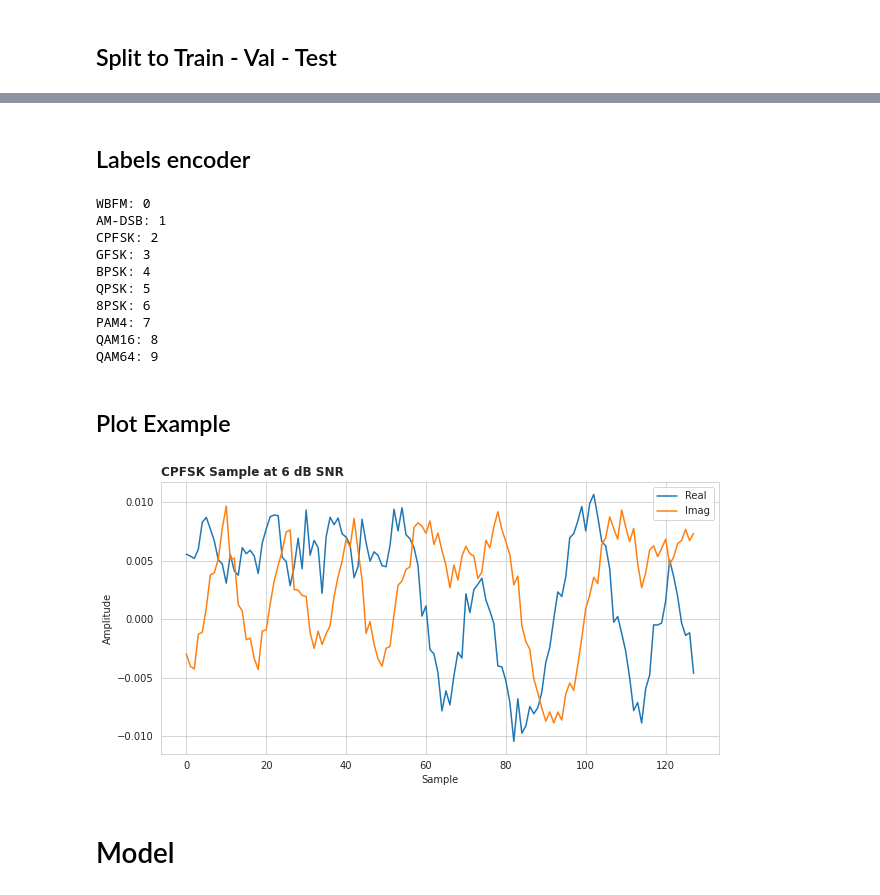
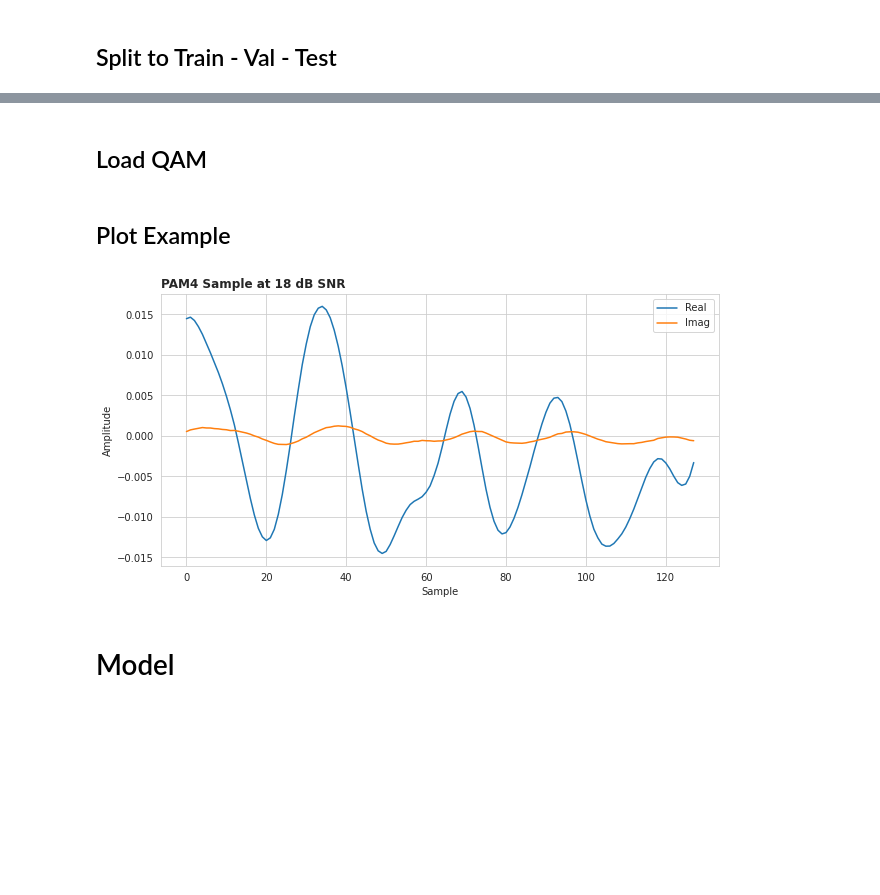
Before and after one commit to YairYarden/DeepCascadingAMC, a Jupyter notebook: Copy_of_Ex1.ipynb, the cells around one changed output, grey strips where cells are left out. Saved outputs shown, nothing was run; the diff lists cells and outputs as text; code cells hidden in the pictures; blank space fills up the shorter version.

```diff
--- a/Copy_of_Ex1.ipynb
+++ b/Copy_of_Ex1.ipynb
@@ -94,6 +133,9 @@ data_path = os.path.join(drive_path, 'RadioML2016_b/RML2016.10b.dat')
 # %%
 # Dataset divided to 3 SNR Groups
 datasetLow, dataMed, datasetHigh = load_RML201610B_dataset_devided_by_snr(path=data_path, n_snr_groups=3)
+datasetLow = add_features(datasetLow, le=le)
+dataMed = add_features(dataMed, le=le)
+datasetHigh = add_features(datasetHigh, le=le)
 
 # Print
 print('Num examples High SNR :', len(datasetHigh))
@@ -225,29 +267,5 @@ Training Examples
  'QPSK': 35901,
  'WBFM': 35901}
 =================
-# %% [markdown]
-## Labels encoder
-# %%
-le = Encoder(["WBFM",
-              "AM-DSB",
-              "CPFSK",
-              "GFSK",
-              "BPSK",
-              "QPSK",
-              "8PSK",
-              "PAM4",
-              "QAM16",
-              "QAM64"],
-             label_name="Modulation")
-print(le)
-# %% [output]
-WBFM: 0
-AM-DSB: 1
-CPFSK: 2
-GFSK: 3
-BPSK: 4
-QPSK: 5
-8PSK: 6
-PAM4: 7
-QAM16: 8
-QAM64: 9
+# %% [markdown]
+## Load QAM
@@ -256,26 +281,26 @@ QAM64: 9
 # %%
 fig_dir = None
 # Plot a sample of the data
 # You can choose a different sample by changing
-idx = 10
-snr = 6
-modulation = "CPFSK"
+idx = 1523
+snr = 18
+modulation = "PAM4"
 
 mask = (train.df["SNR"] == snr) & (train.df["Modulation"] == modulation)
 sample = train.as_numpy(mask=mask, le=le)[0][idx,0,:]
 t = np.arange(sample.shape[1])
 
 title = "{modulation} Sample at {snr:.0f} dB SNR".format(modulation=modulation, snr=snr)
 fig = plot_IQ(iq=sample, title=title)
 if fig_dir is not None:
     file_path = "{fig_dir}/{modulation}_{snr:.0f}dB_sample.pdf".format(fig_dir=fig_dir,
                                                                        modulation=modulation,
                                                                        snr=snr)
     print("Saving Figure -> {file_path}".format(file_path=file_path))
     fig.savefig(file_path, format="pdf", transparent=True)
 plt.show()
 # %% [output]
-[figure, old version]
+[figure, new version]
 # %% [markdown]
 # Model
 # %%
```
Also changed, not shown: parts of 38 cells of this notebook.
